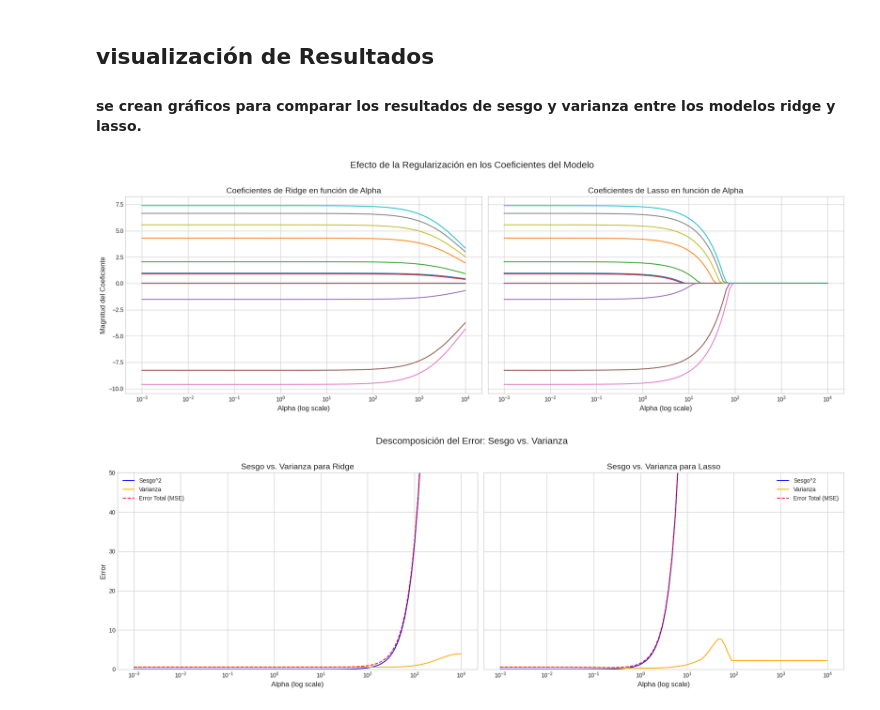
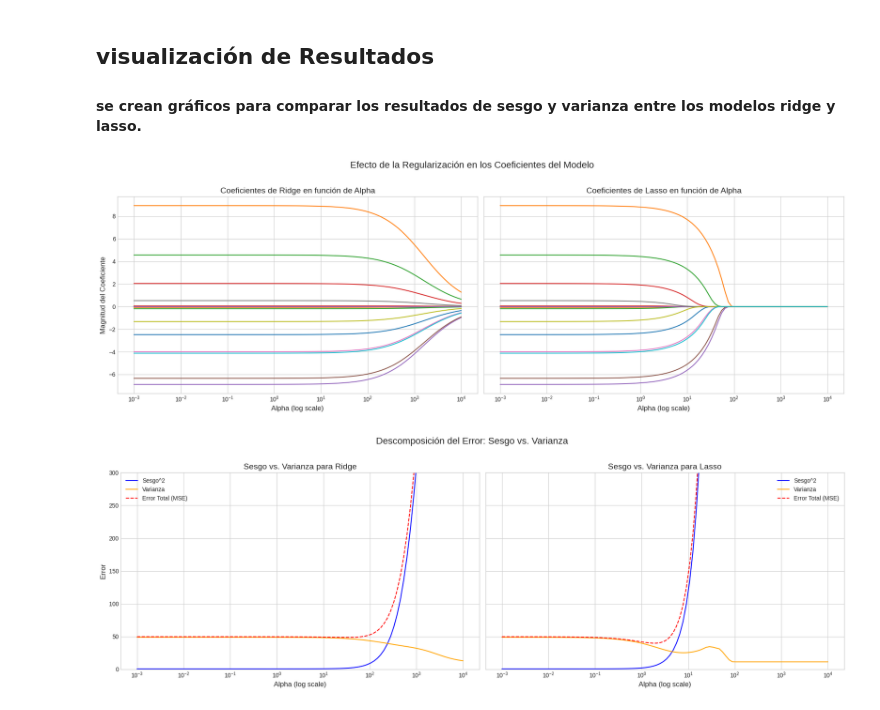
Before and after one commit to Rypsor/taller1-AU, a Jupyter notebook: punto1.ipynb, the cells around one changed output. Cells and saved outputs as stored; diff of their text form; code cells hidden in the pictures.

```diff
--- a/punto1.ipynb
+++ b/punto1.ipynb
@@ -6,25 +6,24 @@
 import numpy as np
 import matplotlib.pyplot as plt
 from sklearn.linear_model import LinearRegression,  Ridge, Lasso
-from sklearn.model_selection import train_test_split
-from sklearn.metrics import mean_squared_error
+
 
 # Generar datos sintéticos
-np.random.seed(0) # Para reproducibilidad
+np.random.seed(42) # Para reproducibilidad
 true_coeffs = np.random.uniform(-10, 10, size=20) # Coeficientes verdaderos
 true_coeffs[5:15] = 0 # Hacer los primeros 10 coeficientes cero
 
-n_samples = 1000
+n_samples = 200
 n_features = 20
 X = np.random.rand(n_samples, n_features) * 10 # Características entre 0 y 10
-noise = np.random.normal(0,5, size=n_samples) # Ruido gaussiano
+noise = np.random.normal(0,20, size=n_samples) # Ruido gaussiano
 y = X @ true_coeffs + noise # Variable objetivo
 y_true = X @ true_coeffs # Variable objetivo sin ruido
 # %% [markdown]
 ## Simulación
 #### se llevan a cabo 500 simulaciones para ridge y lasso, los valores de predicción y los pesos son almacenados.
 # %%
-n_simulations = 200
+n_simulations = 100
 alphas = np.logspace(-3, 4, 100) # en total 100 valores de alpha para Ridge y Lasso
 
 # Almacenar resultados
@@ -37,7 +36,7 @@ print("iniciando simulaciones...")
 for i in range(n_simulations):
     # Se generan nuevos datos con ruido en cada simulación
     X_sim = np.random.rand(n_samples, n_features) * 10
-    noise_sim = np.random.normal(0, 5, size=n_samples) # ruido con media 0 y desviación estándar 5
+    noise_sim = np.random.normal(0, 20, size=n_samples) # ruido con media 0 y desviación estándar 20
     y_sim = X_sim @ true_coeffs + noise_sim
     # y_true_sim = X_sim @ true_coeffs # Esta línea no es estrictamente necesaria para el resto del código
 
@@ -116,35 +115,35 @@ plt.tight_layout()
 plt.show()
 
 
 # Gráfico 2: Descomposición de Sesgo y Varianza vs. Alpha
 fig, (ax1, ax2) = plt.subplots(1, 2, figsize=(18, 6), sharey=True)
 
 # Sesgo y Varianza para Ridge
 ax1.plot(alphas, bias_sq_ridge, label='Sesgo^2', color='blue')
 ax1.plot(alphas, variance_ridge, label='Varianza', color='orange')
 ax1.plot(alphas, mse_ridge, label='Error Total (MSE)', color='red', linestyle='--')
 ax1.set_xscale('log')
 ax1.set_title('Sesgo vs. Varianza para Ridge', fontsize=14)
 ax1.set_xlabel('Alpha (log scale)', fontsize=12)
 ax1.set_ylabel('Error', fontsize=12)
 ax1.legend()
-ax1.set_ylim(0, 50)
-#ax1.set_xlim(1e-3, 1e2)
+ax1.set_ylim(0, 300)
+
 
 # Sesgo y Varianza para Lasso
 ax2.plot(alphas, bias_sq_lasso, label='Sesgo^2', color='blue')
 ax2.plot(alphas, variance_lasso, label='Varianza', color='orange')
 ax2.plot(alphas, mse_lasso, label='Error Total (MSE)', color='red', linestyle='--')
 ax2.set_xscale('log')
 ax2.set_title('Sesgo vs. Varianza para Lasso', fontsize=14)
 ax2.set_xlabel('Alpha (log scale)', fontsize=12)
 ax2.legend()
-ax2.set_ylim(0, 50)
+ax2.set_ylim(0, 300)
 #ax2.set_xlim(1e-1, 1e2)
 
 fig.suptitle('Descomposición del Error: Sesgo vs. Varianza', fontsize=16, y=1.02)
 plt.tight_layout()
 plt.show()
 # %% [output]
-[figure, old version]
+[figure, new version]
-[figure, old version]
+[figure, new version]
```
Also changed, not shown: parts of 1 cell of this notebook.
